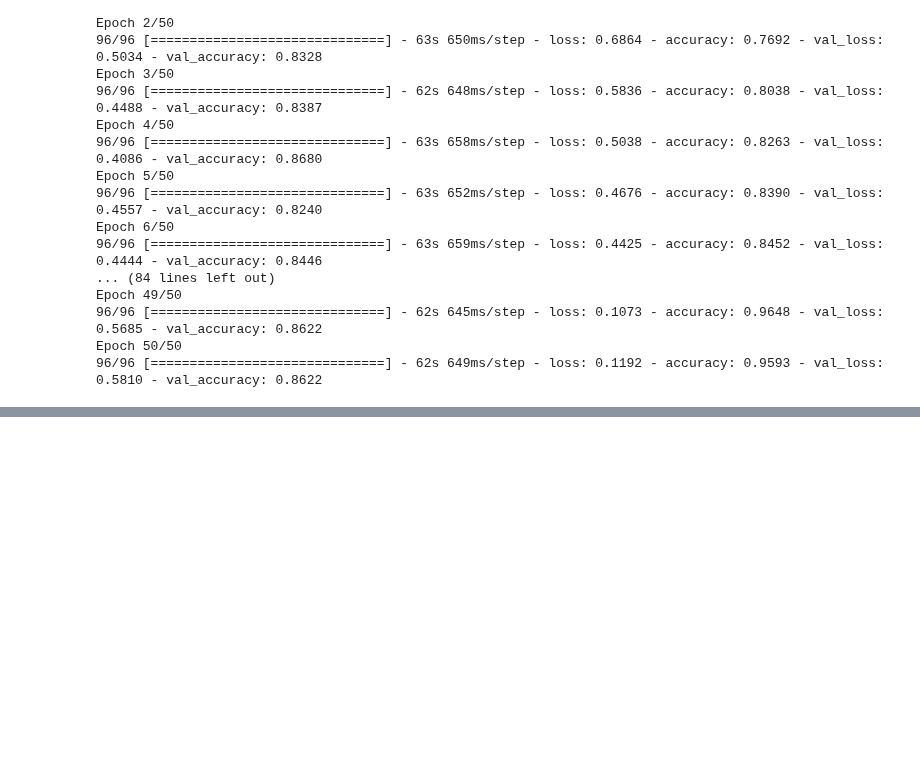
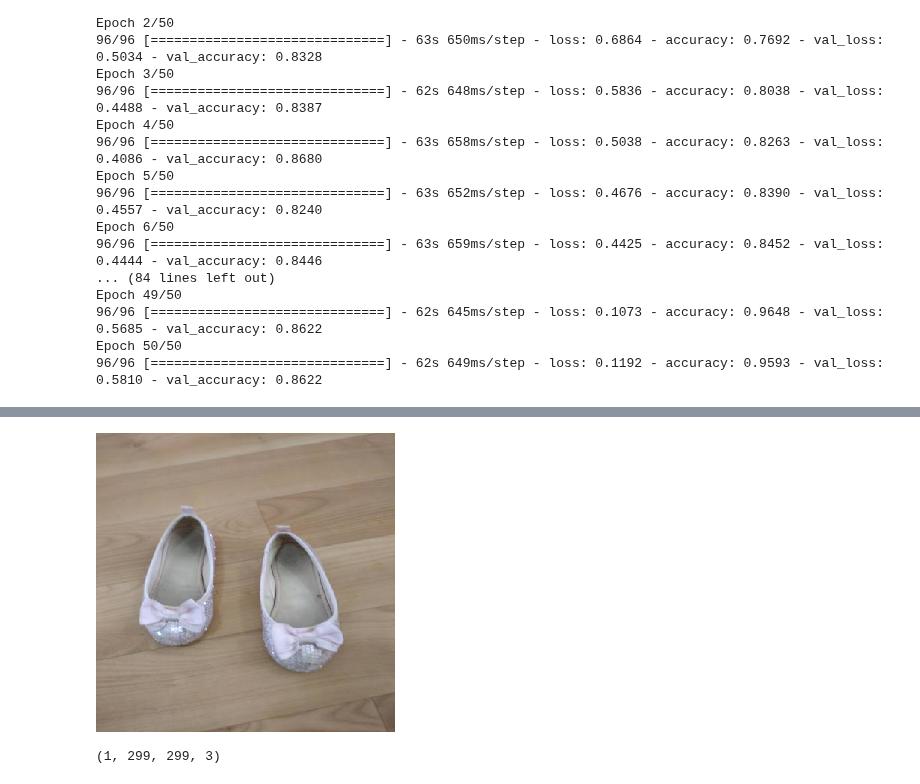
Before and after one commit to madhuri-15/mlbookcamp-homeworks, a Jupyter notebook: Week8-DeepLearning/Week8 - Deep Learning.ipynb, the cells around one changed output, grey strips where cells are left out. Drawn from its saved outputs; the diff is of its cells as text; code cells hidden in the pictures; blank space fills up the shorter version.

Commit message:
added test predictions

```diff
--- a/Week8-DeepLearning/Week8 - Deep Learning.ipynb
+++ b/Week8-DeepLearning/Week8 - Deep Learning.ipynb
@@ -738,0 +769,17 @@ Epoch 50/50
+# %%
+test_image_path = "./clothing-dataset-small/test/shoes/1e170a9f-9437-4eae-bd67-389c48b93ff9.jpg"
+test_image = load_img(test_image_path, target_size=(299, 299))
+test_image
+# %% [output]
+[figure, added]
+# %%
+# Convert image into a array
+import numpy as np
+from scipy.special import softmax
+
+x = np.array(test_image)
+x = np.array([x])
+X = preprocess_input(x)
+X.shape
+# %% [output]
+(1, 299, 299, 3)
```
Also changed, not shown: parts of 10 cells of this notebook.
